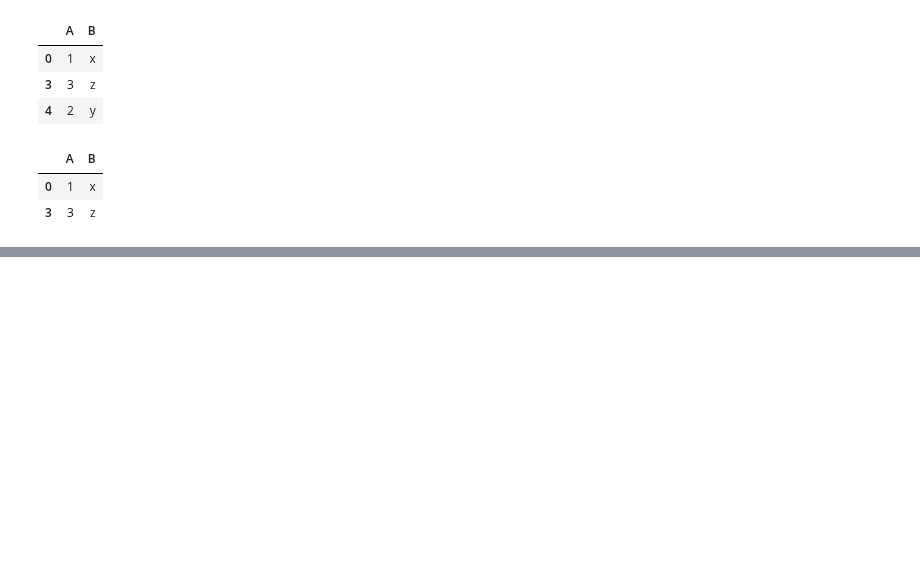
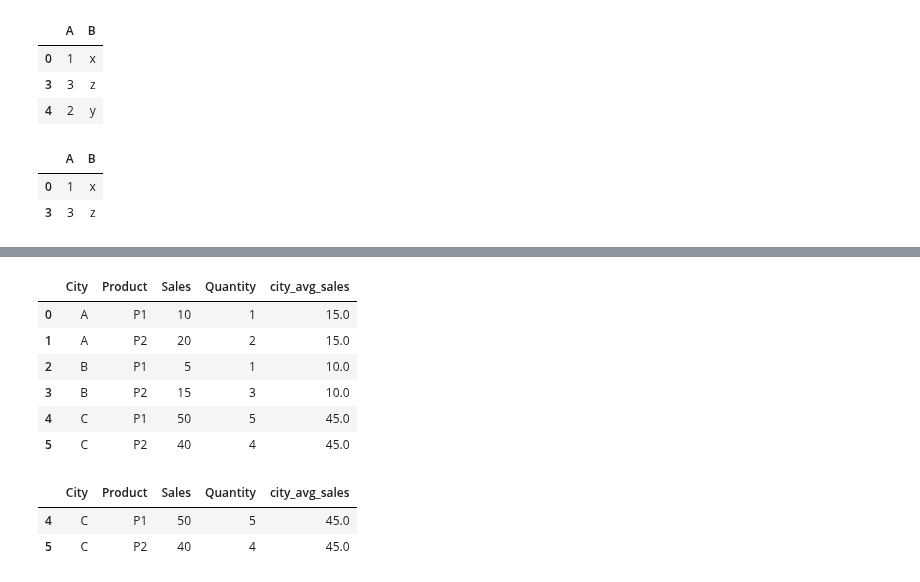
Before and after one commit to Masireddyvamshi/Exploratory_Data_Analysis, a Jupyter notebook: PandasYT.ipynb, the cells around one changed output, grey strips where cells are left out. Cells and saved outputs as stored; diff of their text form; code cells hidden in the pictures; blank space fills up the shorter version.

```diff
--- a/PandasYT.ipynb
+++ b/PandasYT.ipynb
@@ -3521,0 +3898,16 @@ df.drop_duplicates(keep=False)
+# %%
+df
+# %% [output]
+|  | City | Product | Sales | Quantity | city_avg_sales |
+| 0 | A | P1 | 10 | 1 | 15.0 |
+| 1 | A | P2 | 20 | 2 | 15.0 |
+| 2 | B | P1 | 5 | 1 | 10.0 |
+| 3 | B | P2 | 15 | 3 | 10.0 |
+| 4 | C | P1 | 50 | 5 | 45.0 |
+| 5 | C | P2 | 40 | 4 | 45.0 |
+# %%
+df.groupby('City').filter(lambda x:x['Sales'].sum()>50)
+# %% [output]
+|  | City | Product | Sales | Quantity | city_avg_sales |
+| 4 | C | P1 | 50 | 5 | 45.0 |
+| 5 | C | P2 | 40 | 4 | 45.0 |
```
Also changed, not shown: parts of 42 cells of this notebook.
